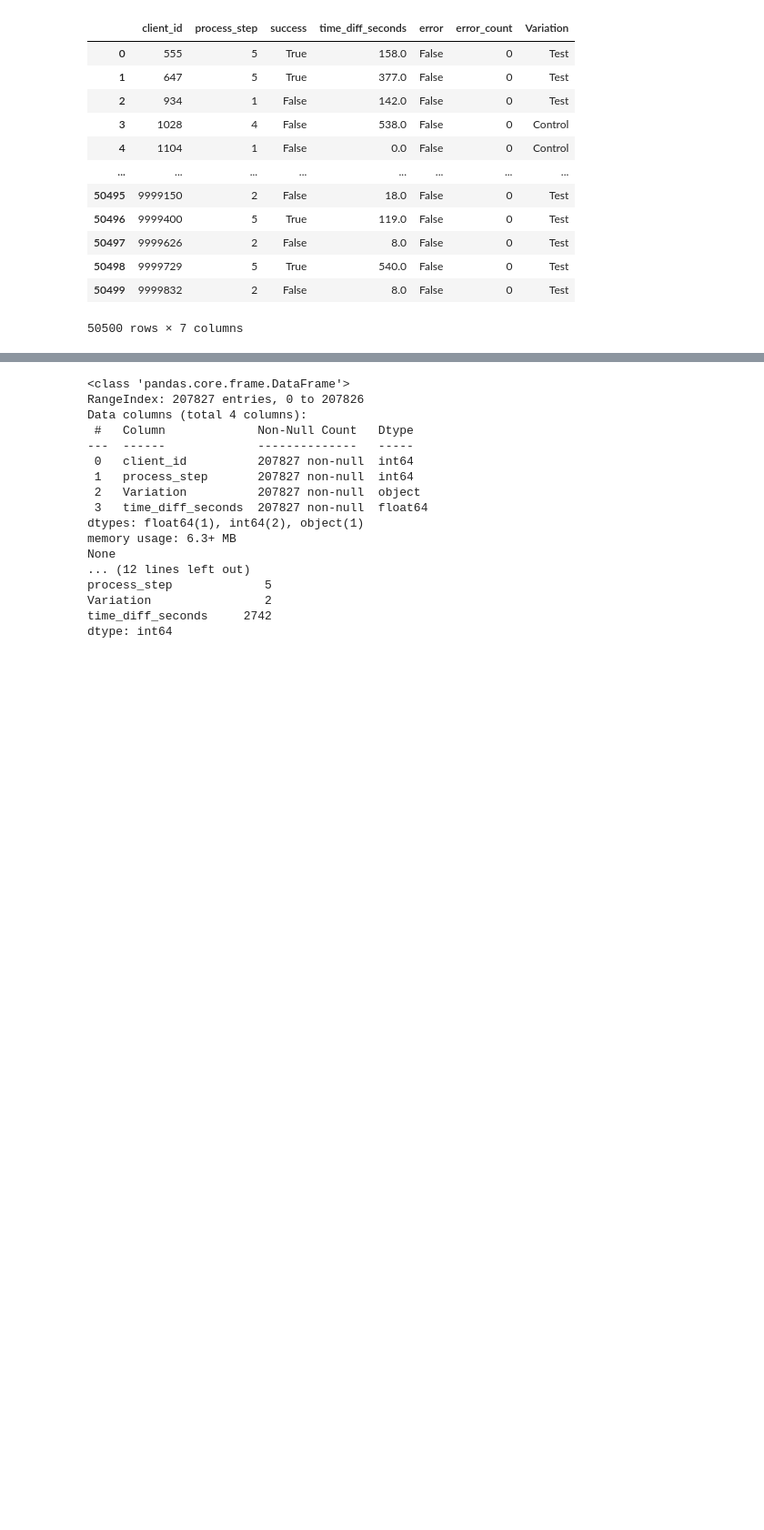
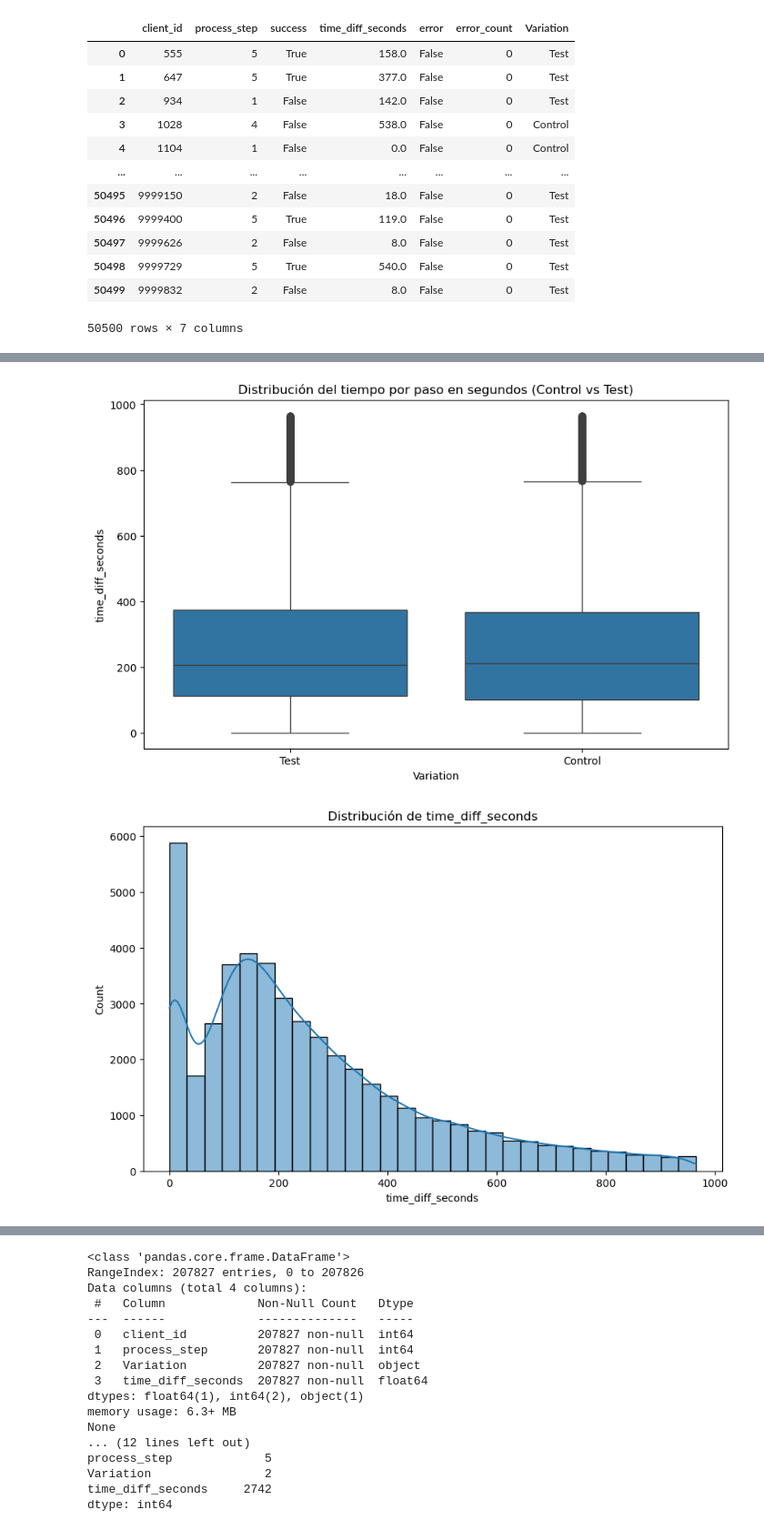
Before and after one commit to Josemargal/vanguard-ab-test, a Jupyter notebook: data_exploration.ipynb, the cells around one changed output, grey strips where cells are left out. Shown at 91% size. Saved outputs shown, nothing was run; the diff lists cells and outputs as text; code cells hidden in the pictures; blank space fills up the shorter version.

```diff
--- a/data_exploration.ipynb
+++ b/data_exploration.ipynb
@@ -996,0 +1082,22 @@ dtype: int64
+# %%
+Q1 = data_summary['time_diff_seconds'].quantile(0.25)
+Q3 = data_summary['time_diff_seconds'].quantile(0.75)
+IQR = Q3 - Q1
+lower_bound = Q1 - 1.5 * IQR
+upper_bound = Q3 + 1.5 * IQR
+data_summary = data_summary[(data_summary['time_diff_seconds'] >= lower_bound) & (data_summary['time_diff_seconds'] <= upper_bound)]
+# %%
+# Boxplot para 'time_diff_seconds' para comparar entre Control y Test
+plt.figure(figsize=(10, 6))
+sns.boxplot(x='Variation', y='time_diff_seconds', data=data_summary)
+plt.title('Distribución del tiempo por paso en segundos (Control vs Test)')
+plt.show()
+
+# Histograma para la distribución de 'time_diff_seconds'
+plt.figure(figsize=(10, 6))
+sns.histplot(data_summary['time_diff_seconds'], bins=30, kde=True)
+plt.title('Distribución de time_diff_seconds')
+plt.show()
+# %% [output]
+[figure, added]
+[figure, added]
```
Also changed, not shown: parts of 25 cells of this notebook.
